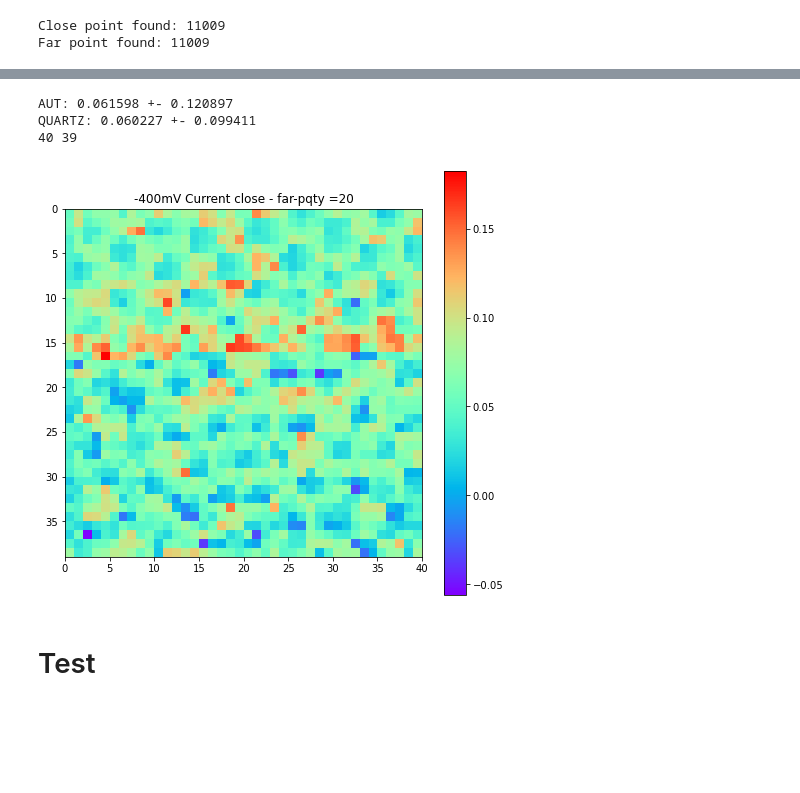
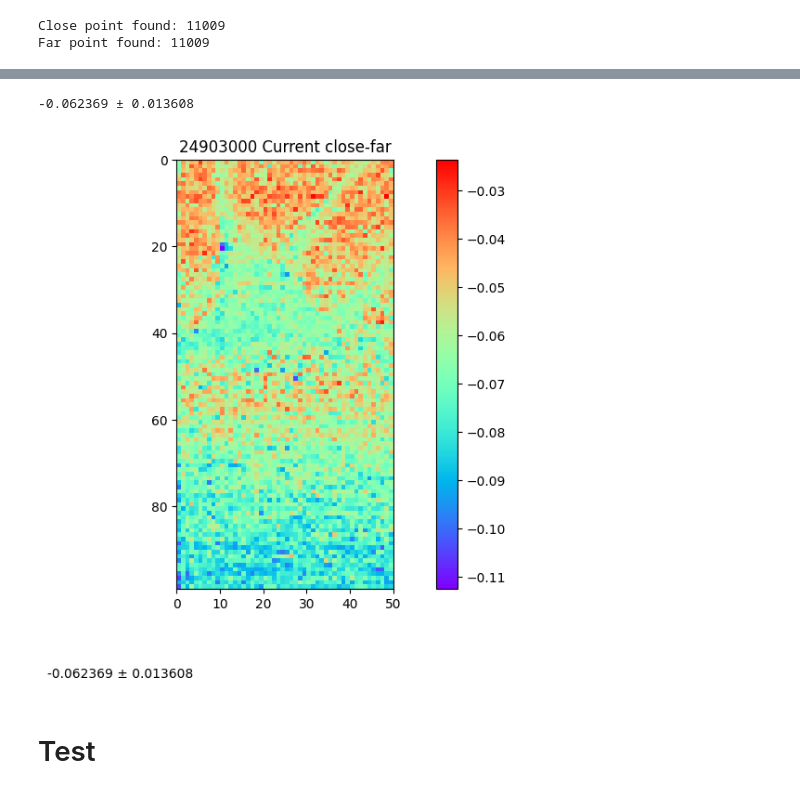
Before and after one commit to CalebThian/EMF_detection, a Jupyter notebook: 20241029_Main.ipynb, the cells around one changed output, grey strips where cells are left out. Drawn from its saved outputs; the diff is of its cells as text; code cells hidden in the pictures; blank space fills up the shorter version.

```diff
--- a/20241029_Main.ipynb
+++ b/20241029_Main.ipynb
@@ -30,8 +30,9 @@ from util import findStable_Bias, cal_points_qty, print_points_qty, plot_wave, p
 * 600mV 21930014.abf: 3120 + 5(start)  = 3125
 * 800mV 21d04000.abf: 3120 + 6(start) + 30(end) =3156
 # %%
-abfFile = "24903000.abf"
-abf = pyabf.ABF("abf\\"+abfFile)
+abf_file = "24903000.abf"
+abf = pyabf.ABF("abf\\"+abf_file)
+abf_name = abf_file[:-4]
 # %%
 bins = 50
 # start_ignore and end_ignore: extra points before reshape into rows
@@ -41,10 +42,10 @@ end_ignore = 12  #Don't include the single point
 start_extra = 5
 end_extra = 0
 volt = 200
-title_prefix = str(volt)+"mV"
+title_prefix = abf_name
 fig_save_path =getcwd()+"\\result\\"
 Row = 100
-Col = 50
+Col = 100
 start_single = True
 end_single = False
 emf_bias = -300
@@ -94,4 +98,4 @@ plot_colormap(target,title = title_prefix + " EMF close-far" ,path = fig_save_pa
 # %%
 # Calculate on Current
-I_close,I_far,_,_ = findStable_Bias(abf,volt,start_single=start_single,end_single=end_single,channel = 0)
+I_close,I_far,_,_ = findStable_Bias(abf,volt,single=single,channel = 0)
 # %% [output]
@@ -148,29 +126,16 @@ QUARTZ: 0.968635 +- 0.052033
 # %%
-I_aut = I_aut_close-I_aut_far
-I_quartz = I_quartz_close-I_quartz_far
+target = I_close-I_far
+target = calculate_mean(target, copy.deepcopy(mat), ignore, extra, dim)
+mean = np.mean(target)
+std = np.std(target)
+print(f"%lf ± %lf" %(mean,std))
 
-a = I_aut
-mean = np.mean(a)
-Max = np.max(a)
-Min = np.min(a)
-print("AUT: %lf +- %lf" %(mean,max(Max-mean,mean-Min)))
-a = I_quartz
-mean = np.mean(a)
-Max = np.max(a)
-Min = np.min(a)
-print("QUARTZ: %lf +- %lf" %(mean,max(Max-mean,mean-Min)))
-
-I_aut = np.reshape(I_aut,(Row-1,pqty))
-I_quartz = np.reshape(I_quartz,(Row-1,pqty))
-
-Current_normalized_data_subs = np.hstack((I_aut,I_quartz))
-
-plot_colormap(Current_normalized_data_subs,title = title_prefix +  " Current close - far-pqty =" +str(pqty),path = fig_save_path)
+figsize = (int(target.shape[0]/8), int(target.shape[1]/8))
+title = title_prefix + " Current close-far"
+plot_colormap(target,title = title_prefix + " Current close-far" ,path = fig_save_path+title, figsize = figsize)
 # %% [output]
-AUT: 0.061598 +- 0.120897
-QUARTZ: 0.060227 +- 0.099411
-40 39
+-0.062369 ± 0.013608
-[figure, old version]
+[figure, new version]
 # %%
 with open("result\\"+abfFile+'_current_div-pqty='+str(pqty)+'.csv', 'w', encoding='UTF8', newline='') as f:
     writer = csv.writer(f)
```
Also changed, not shown: parts of 11 cells of this notebook, 10 other files.
